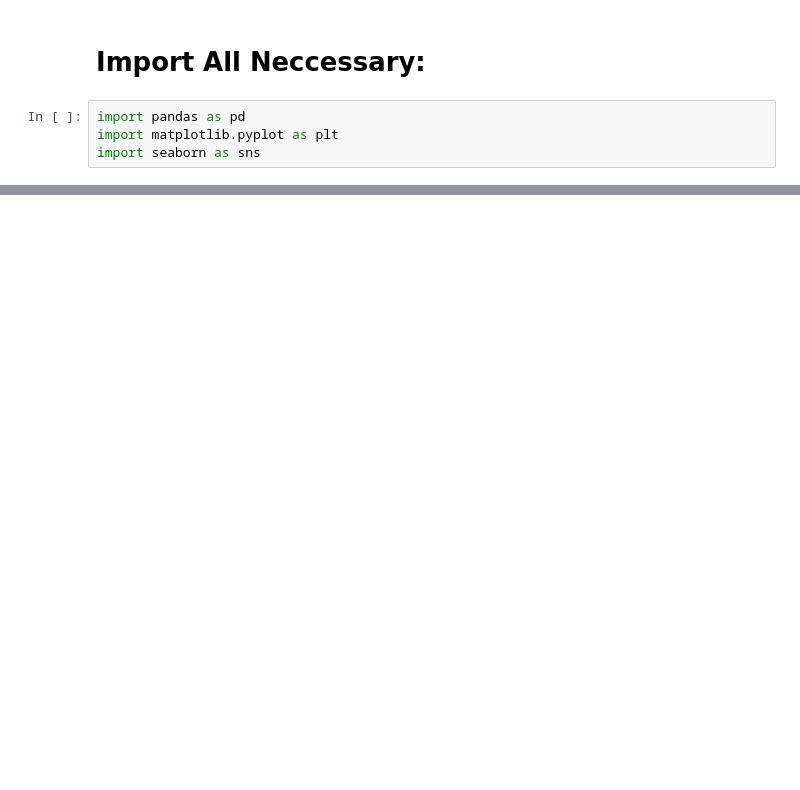
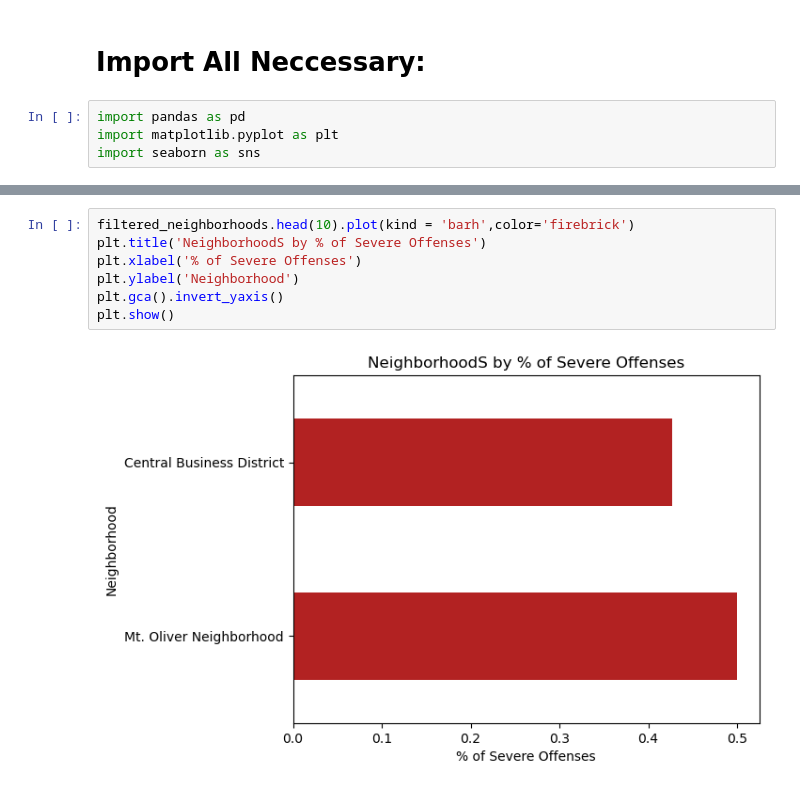
Before and after one commit to SharvM/Best-Neighborhood-Responsibility, a Jupyter notebook: arrests.ipynb, the cells around one changed output, grey strips where cells are left out. Drawn from its saved outputs; the diff is of its cells as text; blank space fills up the shorter version.

```diff
--- a/arrests.ipynb
+++ b/arrests.ipynb
@@ -16,0 +134,9 @@ df.head()
+# %%
+filtered_neighborhoods.head(10).plot(kind = 'barh',color='firebrick')
+plt.title('NeighborhoodS by % of Severe Offenses')
+plt.xlabel('% of Severe Offenses')
+plt.ylabel('Neighborhood')
+plt.gca().invert_yaxis()
+plt.show()
+# %% [output]
+[figure, added]
```
Also changed, not shown: parts of 15 cells of this notebook.
